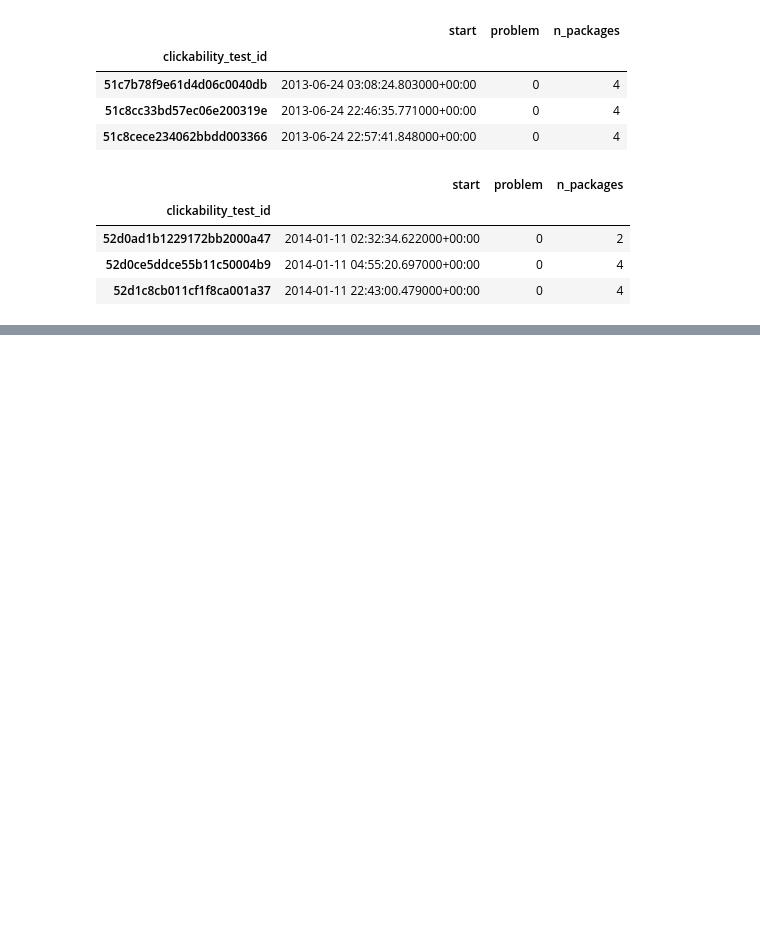
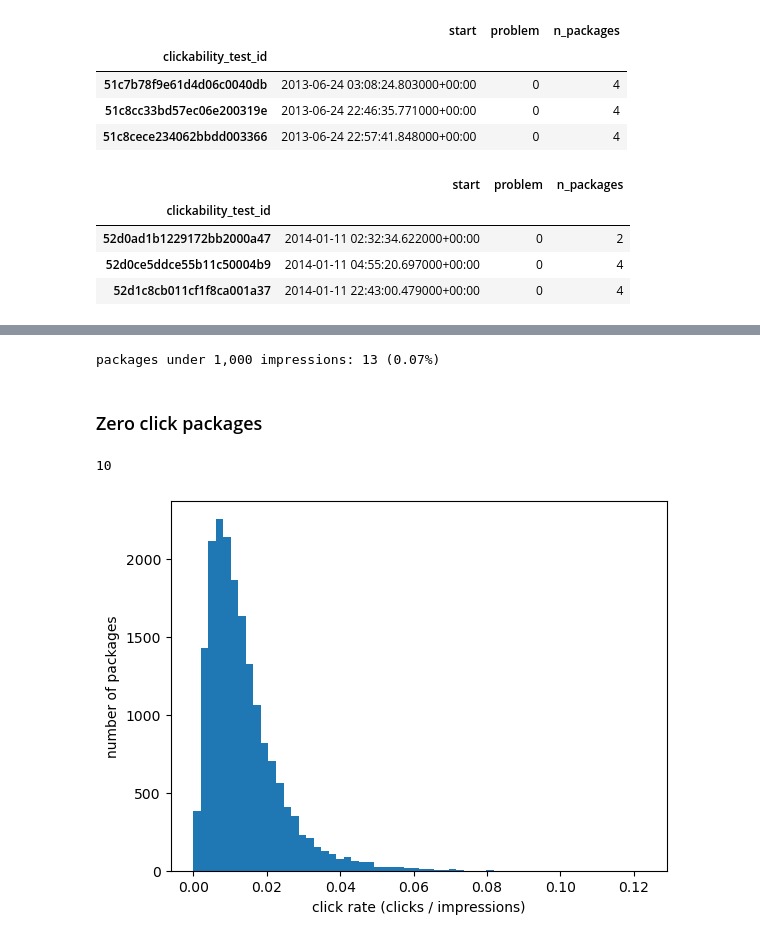
Before and after one commit to ZuhalA/upworthy-ab-winners, a Jupyter notebook: notebooks/01_audit.ipynb, the cells around one changed output, grey strips where cells are left out. Drawn from its saved outputs; the diff is of its cells as text; code cells hidden in the pictures; blank space fills up the shorter version.

```diff
--- a/notebooks/01_audit.ipynb
+++ b/notebooks/01_audit.ipynb
@@ -42,0 +102,5 @@ tests.sort_values("start").query("problem == 0").loc[lambda t: t["start"] >= "20
+# %%
+clean = clean.copy()
+clean["ctr"] = clean["clicks"] / clean["impressions"]
+print(clean["ctr"].describe())
+print(clean["test_week"].head())
@@ -42,0 +123,18 @@ tests.sort_values("start").query("problem == 0").loc[lambda t: t["start"] >= "20
+# %%
+n_small = (clean["impressions"] < 1000).sum()
+print(f"packages under 1,000 impressions: {n_small} ({n_small / len(clean):.2%})")
+# %% [output]
+packages under 1,000 impressions: 13 (0.07%)
+# %% [markdown]
+### Zero click packages
+# %%
+print((clean["clicks"] == 0).sum())
+# %% [output]
+10
+# %%
+ctr_plot = clean["ctr"].plot(kind = "hist", bins = 60)
+ctr_plot.set_xlabel("click rate (clicks / impressions)")
+ctr_plot.set_ylabel("number of packages")
+plt.show()
+# %% [output]
+[figure, added]
```
Also changed, not shown: parts of 6 cells of this notebook, 2 other files.
